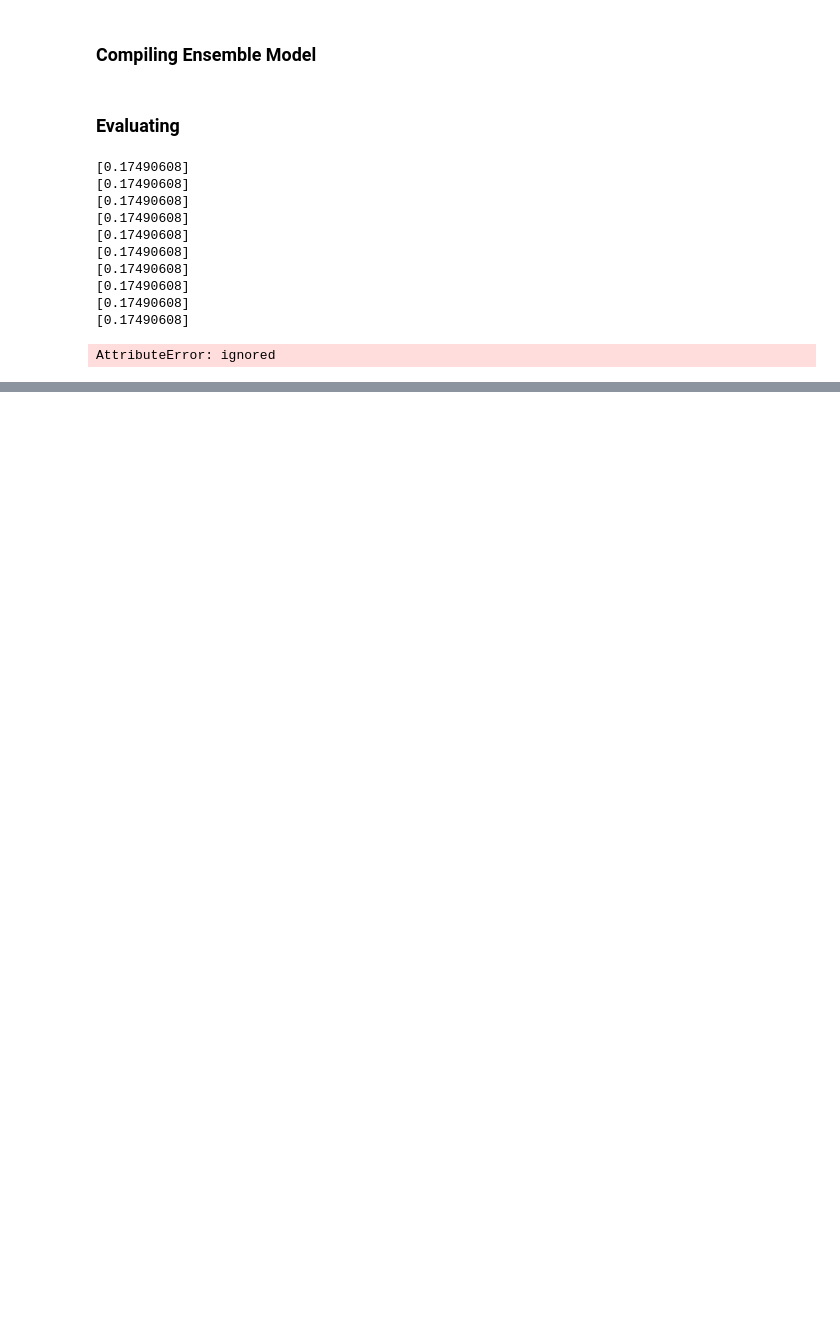
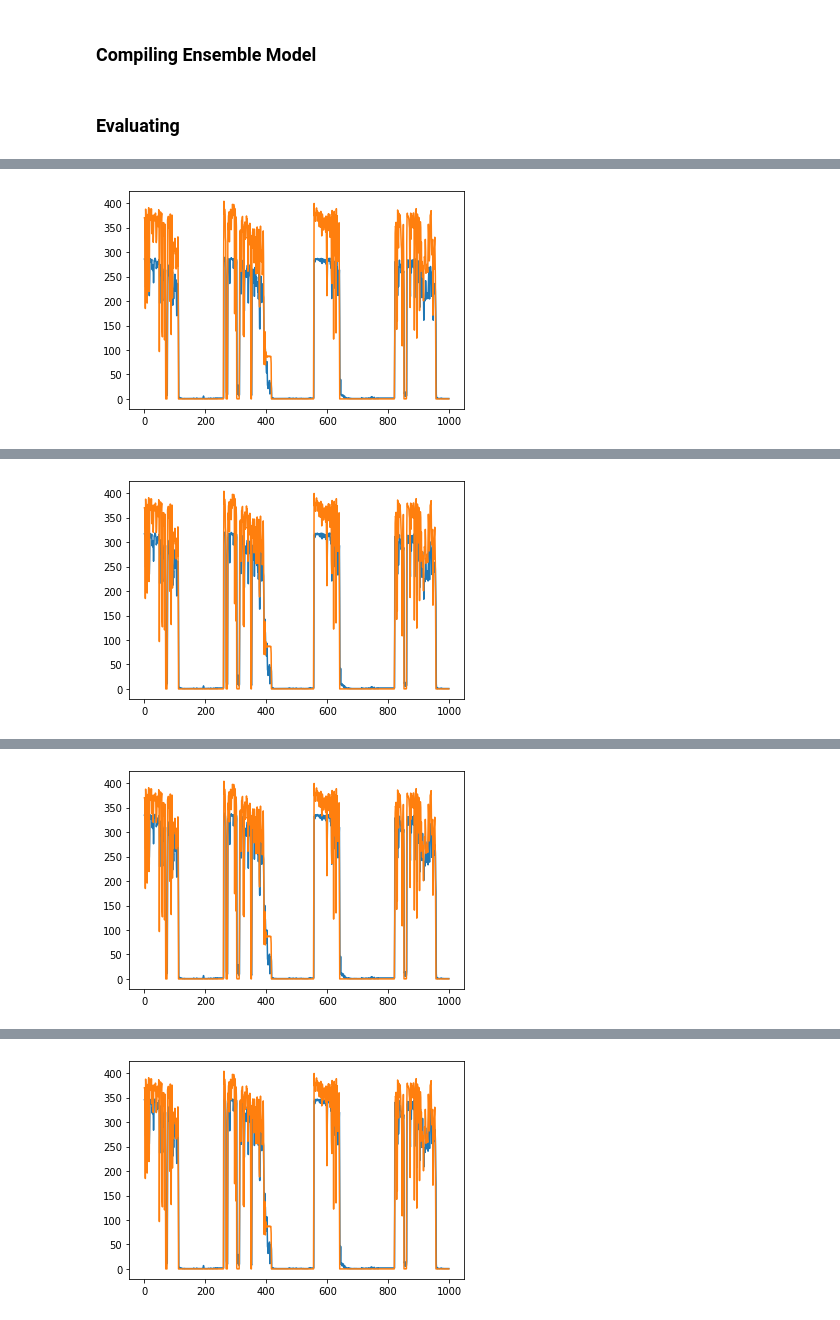
Before and after one commit to RachitBansal/AppliancePower_TimeSeries, a Jupyter notebook: Ensemble.ipynb, the cells around one changed output, grey strips where cells are left out. Cells and saved outputs as stored; diff of their text form; code cells hidden in the pictures; blank space fills up the shorter version.

```diff
--- a/Ensemble.ipynb
+++ b/Ensemble.ipynb
@@ -316,11 +339,11 @@ Requirement already satisfied: scipy in /usr/local/lib/python3.6/dist-packages (
 from xgboost import XGBClassifier
 import xgboost
 # %%
-def fit_stacked_model(members, inputX, inputy):
+def fit_stacked_model(members, inputX, inputy, n_est=45, alpha = 10):
     # create dataset using ensemble
     stackedX = stacked_dataset(members, inputX)
     # fit standalone model
-    model = xgboost.XGBRegressor(objective ='reg:linear', colsample_bytree = 0.3, learning_rate = 0.1, max_depth = 5, alpha = 10, n_estimators = 10)
+    model = xgboost.XGBRegressor(objective ='reg:linear', colsample_bytree = 0.3, learning_rate = 0.1, max_depth = 5, alpha = alpha, n_estimators = n_est)
     model.fit(stackedX, inputy)
     return model
 # %%
@@ -341,22 +368,12 @@ def stacked_prediction(members, model, inputX):
 # %%
-for i in range(10):
-  print(stacked_prediction(members, model, test_x[i].reshape(1,-1,1)))
-  # print(model.predict(test_x[i]))
-  # print(y_test[i])
+# for i in range(1000):
+#   print(test_x[i].reshape(1,-1,1).shape)
-# %% [output]
-[0.17490608]
-[0.17490608]
-[0.17490608]
-[0.17490608]
-[0.17490608]
-[0.17490608]
-[0.17490608]
-[0.17490608]
-[0.17490608]
-[0.17490608]
-# %%
-yhat = stacked_prediction(members, model, test_x[:100])
-acc = r2_score(test_y[:100], yhat)
-print('--> Stacked Test Accuracy: %.3f' % acc)
-# %% [output]
-AttributeError: ignored
+# %%
+n_e_list = [15,20,25,30,35]           # number of estimators going into xgboost
+for n_e in n_e_list:
+  model = fit_stacked_model(members, test_x, test_y, n_e)
+  preds = stacked_prediction(members, model, test_x[:1000])
+  plt.plot(preds)
+  plt.plot(test_y[:1000].reshape(-1))
+  plt.show()
+# %% [output]
@@ -362,0 +381 @@ AttributeError: ignored
+[figure, added]
@@ -362,0 +383 @@ AttributeError: ignored
+[figure, added]
@@ -362,0 +385 @@ AttributeError: ignored
+[figure, added]
@@ -362,0 +387 @@ AttributeError: ignored
+[figure, added]
```
Also changed, not shown: parts of 27 cells of this notebook.
